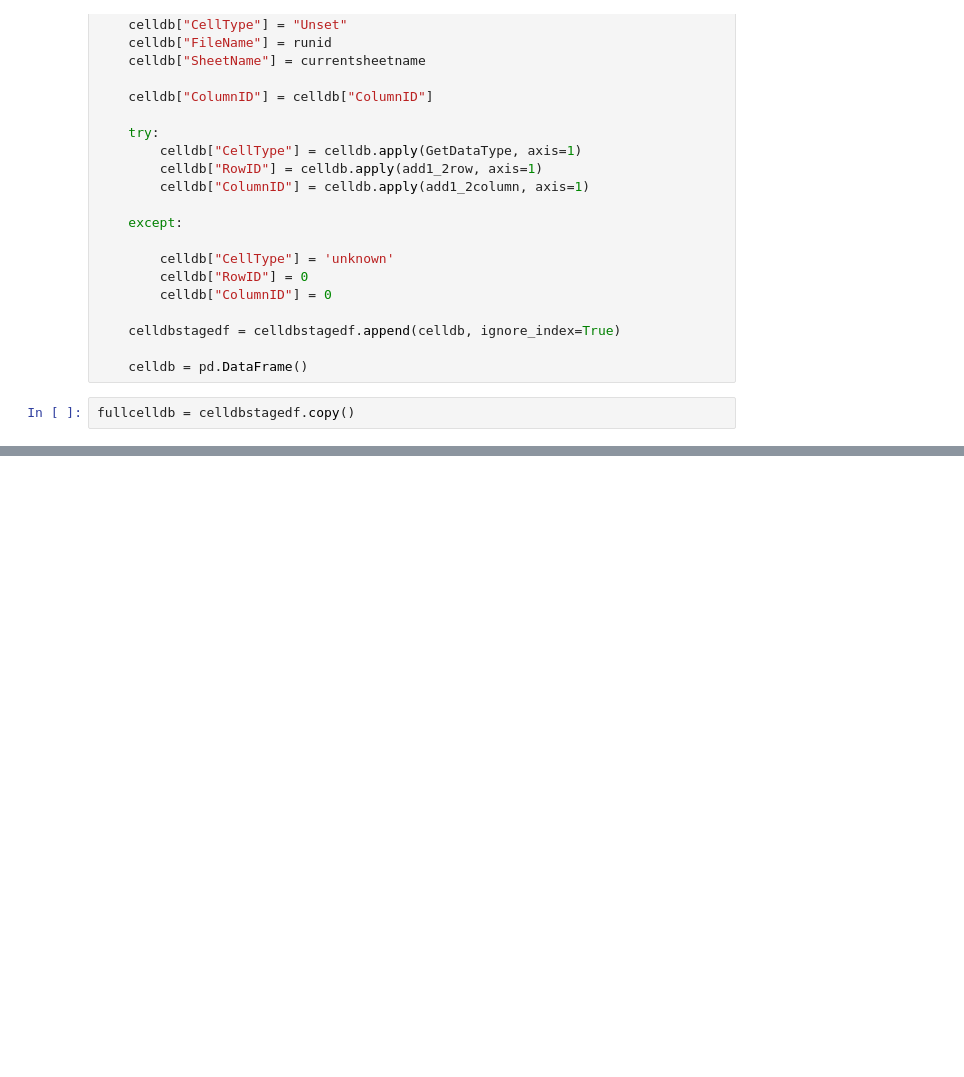
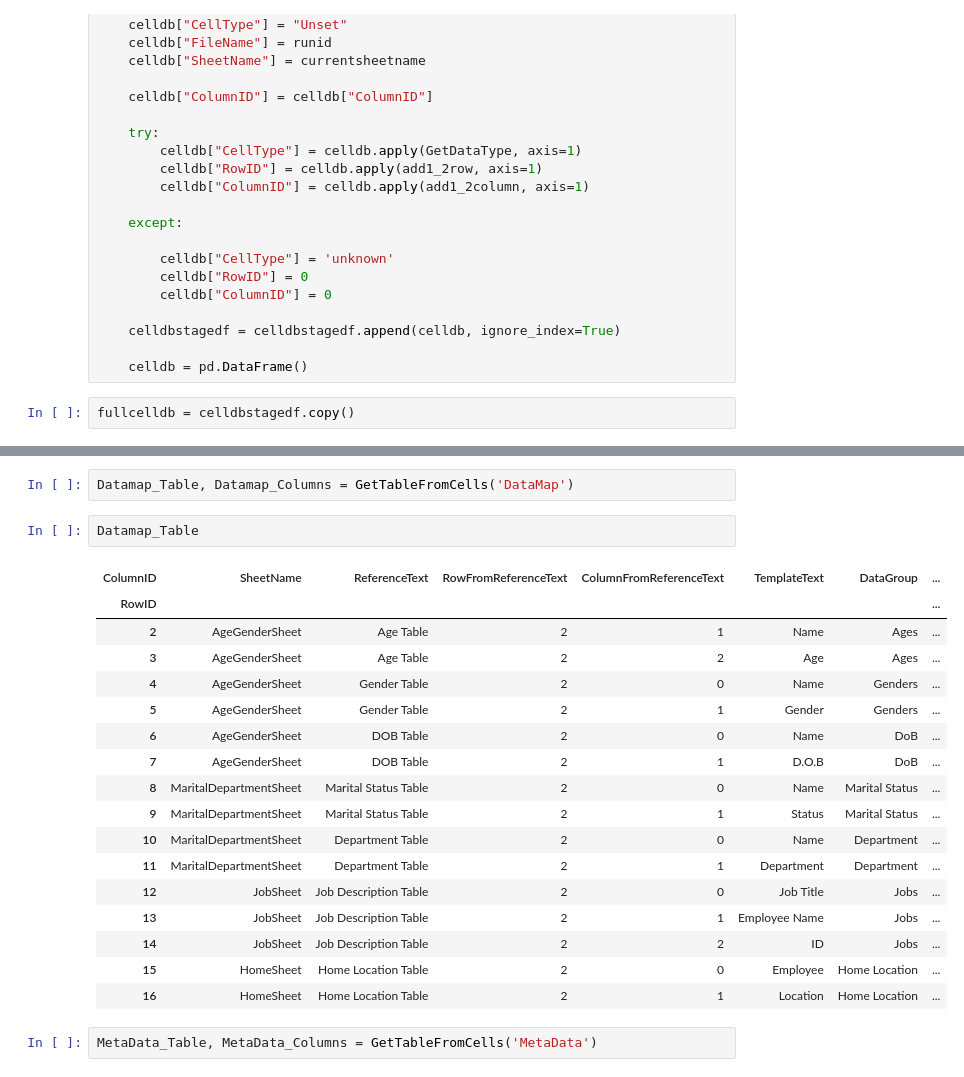
Before and after one commit to andrewcgaitskell/excel-extractor, a Jupyter notebook: Dataset.ipynb, the cells around one changed output, grey strips where cells are left out. Cells and saved outputs as stored; diff of their text form; blank space fills up the shorter version.

```diff
--- a/Dataset.ipynb
+++ b/Dataset.ipynb
@@ -442,0 +187,24 @@ GO
+# %%
+Datamap_Table, Datamap_Columns = GetTableFromCells('DataMap')
+# %%
+Datamap_Table
+# %% [output]
+| ColumnID | SheetName | ReferenceText | RowFromReferenceText | ColumnFromReferenceText | TemplateText | DataGroup | ... |
+| RowID |  |  |  |  |  |  | ... |
+| 2 | AgeGenderSheet | Age Table | 2 | 1 | Name | Ages | ... |
+| 3 | AgeGenderSheet | Age Table | 2 | 2 | Age | Ages | ... |
+| 4 | AgeGenderSheet | Gender Table | 2 | 0 | Name | Genders | ... |
+| 5 | AgeGenderSheet | Gender Table | 2 | 1 | Gender | Genders | ... |
+| 6 | AgeGenderSheet | DOB Table | 2 | 0 | Name | DoB | ... |
+| 7 | AgeGenderSheet | DOB Table | 2 | 1 | D.O.B | DoB | ... |
+| 8 | MaritalDepartmentSheet | Marital Status Table | 2 | 0 | Name | Marital Status | ... |
+| 9 | MaritalDepartmentSheet | Marital Status Table | 2 | 1 | Status | Marital Status | ... |
+| 10 | MaritalDepartmentSheet | Department Table | 2 | 0 | Name | Department | ... |
+| 11 | MaritalDepartmentSheet | Department Table | 2 | 1 | Department | Department | ... |
+| 12 | JobSheet | Job Description Table | 2 | 0 | Job Title | Jobs | ... |
+| 13 | JobSheet | Job Description Table | 2 | 1 | Employee Name | Jobs | ... |
+| 14 | JobSheet | Job Description Table | 2 | 2 | ID | Jobs | ... |
+| 15 | HomeSheet | Home Location Table | 2 | 0 | Employee | Home Location | ... |
+| 16 | HomeSheet | Home Location Table | 2 | 1 | Location | Home Location | ... |
+# %%
+MetaData_Table, MetaData_Columns = GetTableFromCells('MetaData')
```
Also changed, not shown: parts of 40 cells of this notebook.
